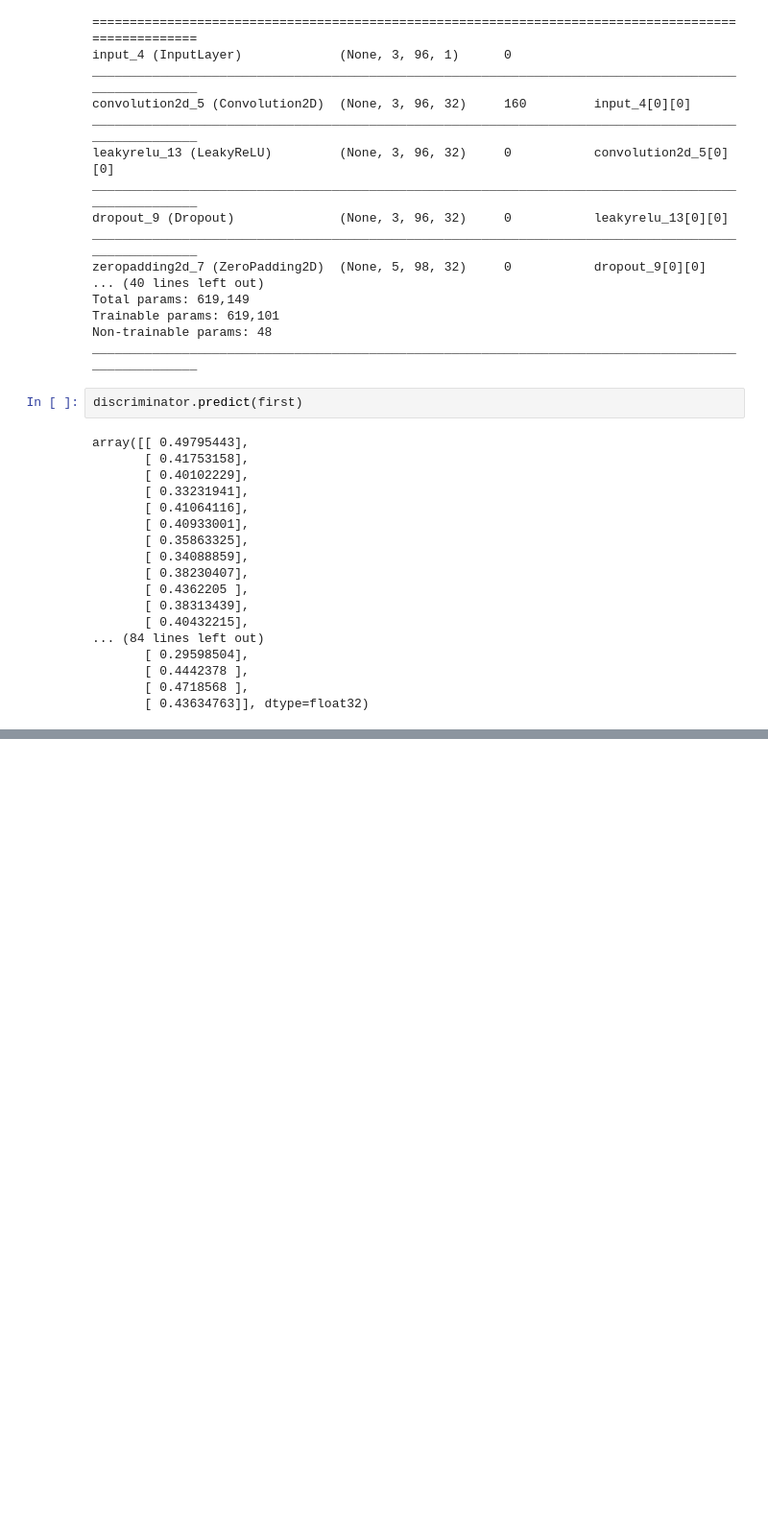
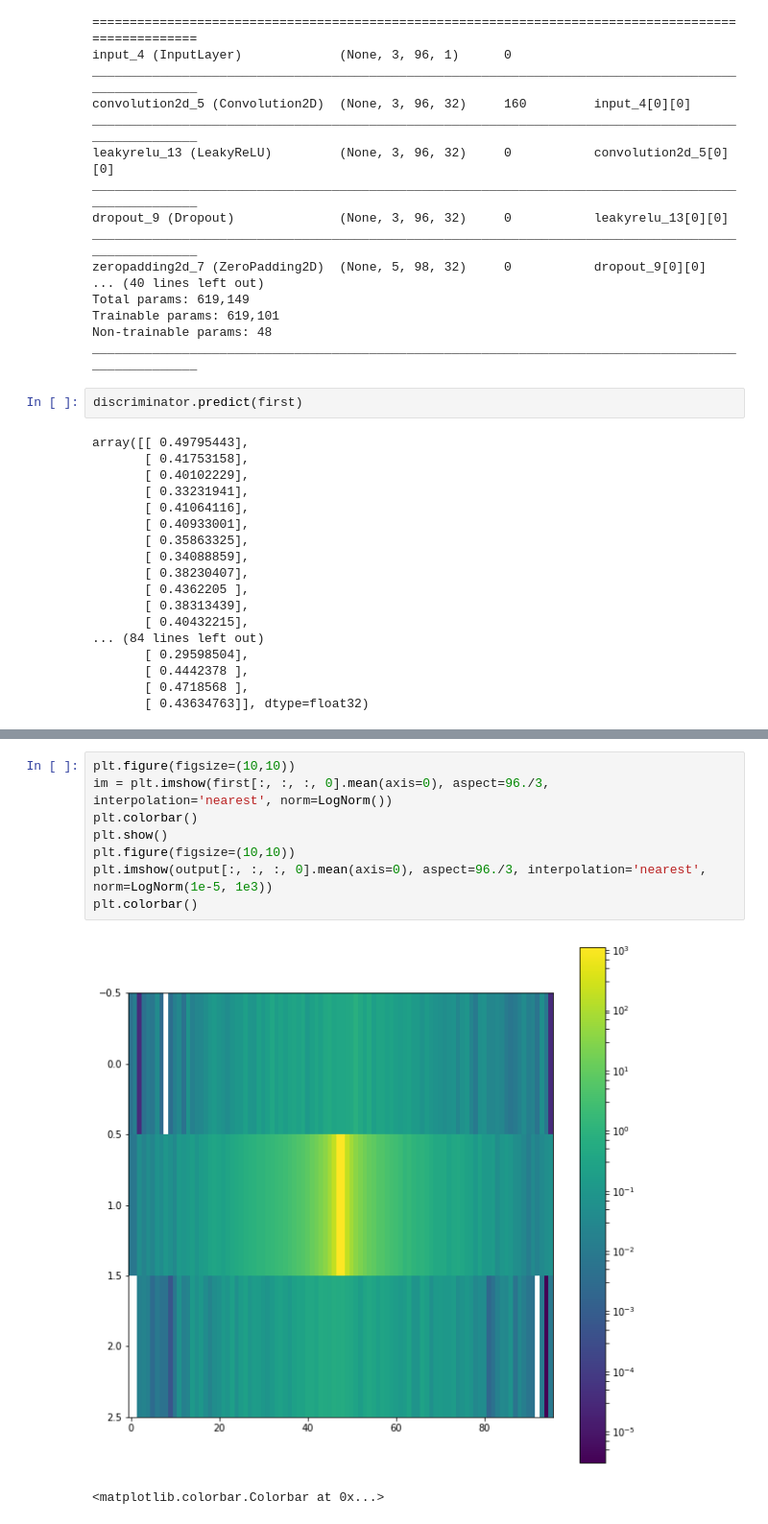
Before and after one commit to hep-lbdl/CaloGAN, a Jupyter notebook: firstlook.ipynb, the cells around one changed output, grey strips where cells are left out. Shown: that part at 96% size. Cells and saved outputs as stored; diff of their text form; blank space fills up the shorter version.

```diff
--- a/firstlook.ipynb
+++ b/firstlook.ipynb
@@ -475,0 +557,11 @@ array([[ 0.49795443],
+# %%
+plt.figure(figsize=(10,10))
+im = plt.imshow(first[:, :, :, 0].mean(axis=0), aspect=96./3, interpolation='nearest', norm=LogNorm())
+plt.colorbar()
+plt.show()
+plt.figure(figsize=(10,10))
+plt.imshow(output[:, :, :, 0].mean(axis=0), aspect=96./3, interpolation='nearest', norm=LogNorm(1e-5, 1e3))
+plt.colorbar()
+# %% [output]
+[figure, added]
+<matplotlib.colorbar.Colorbar at 0x...>
```
Also changed, not shown: parts of 19 cells of this notebook, 3 other files.
